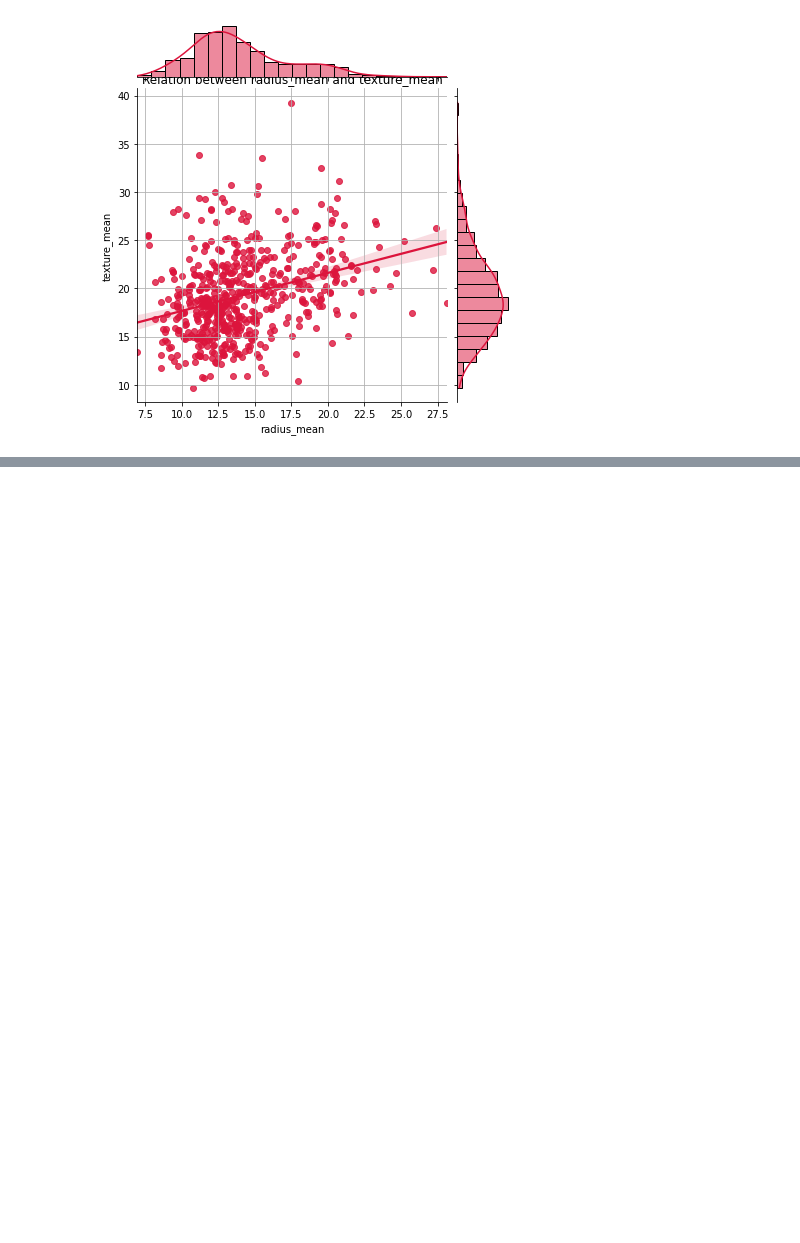
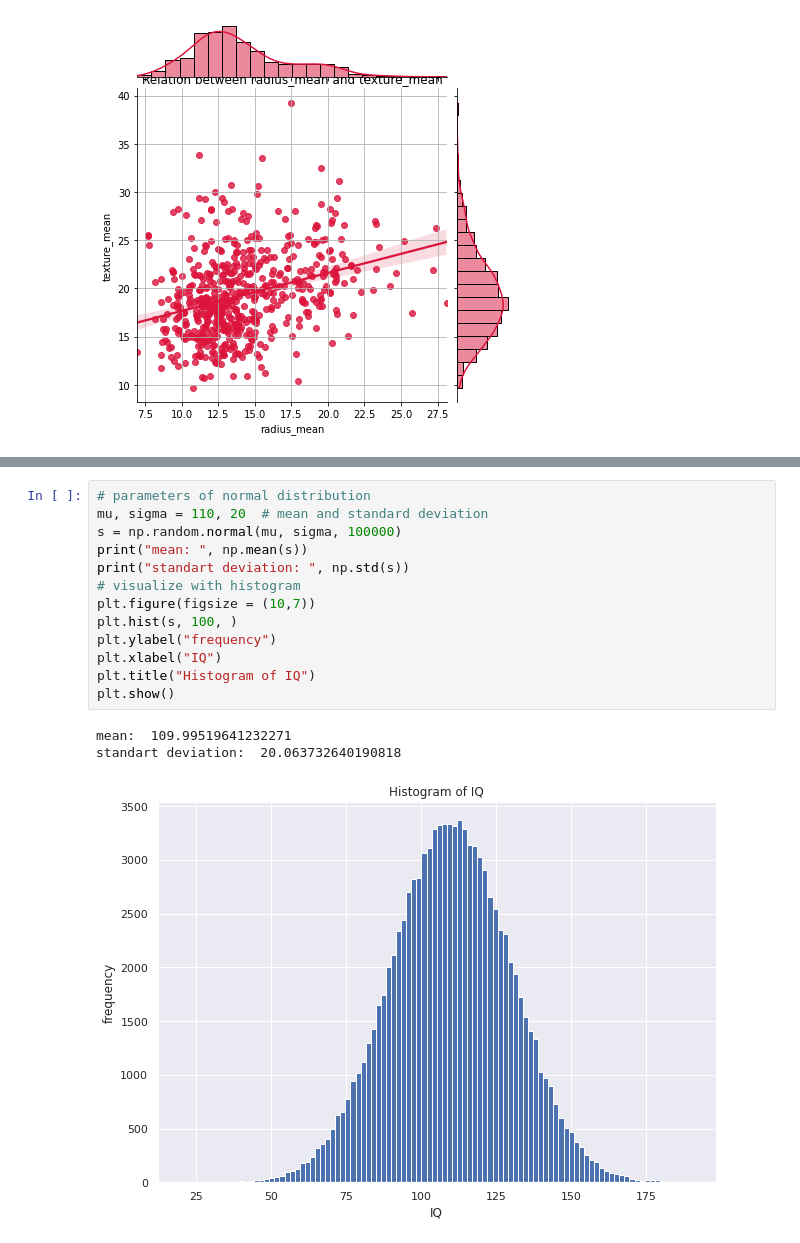
Before and after one commit to redwankarimsony/kaggle_notebooks, a Jupyter notebook: Statistical_Analysis_of_Wisconsin_Breast_Cancer_Data_(Plotly).ipynb, the cells around one changed output, grey strips where cells are left out. Saved outputs shown, nothing was run; the diff lists cells and outputs as text; blank space fills up the shorter version.

```diff
--- a/Statistical_Analysis_of_Wisconsin_Breast_Cancer_Data_(Plotly).ipynb
+++ b/Statistical_Analysis_of_Wisconsin_Breast_Cancer_Data_(Plotly).ipynb
@@ -230,0 +346,17 @@ plt.show()
+# %%
+# parameters of normal distribution
+mu, sigma = 110, 20  # mean and standard deviation
+s = np.random.normal(mu, sigma, 100000)
+print("mean: ", np.mean(s))
+print("standart deviation: ", np.std(s))
+# visualize with histogram
+plt.figure(figsize = (10,7))
+plt.hist(s, 100, )
+plt.ylabel("frequency")
+plt.xlabel("IQ")
+plt.title("Histogram of IQ")
+plt.show()
+# %% [output]
+mean:  109.99519641232271
+standart deviation:  20.063732640190818
+[figure, added]
```
Also changed, not shown: parts of 20 cells of this notebook.
